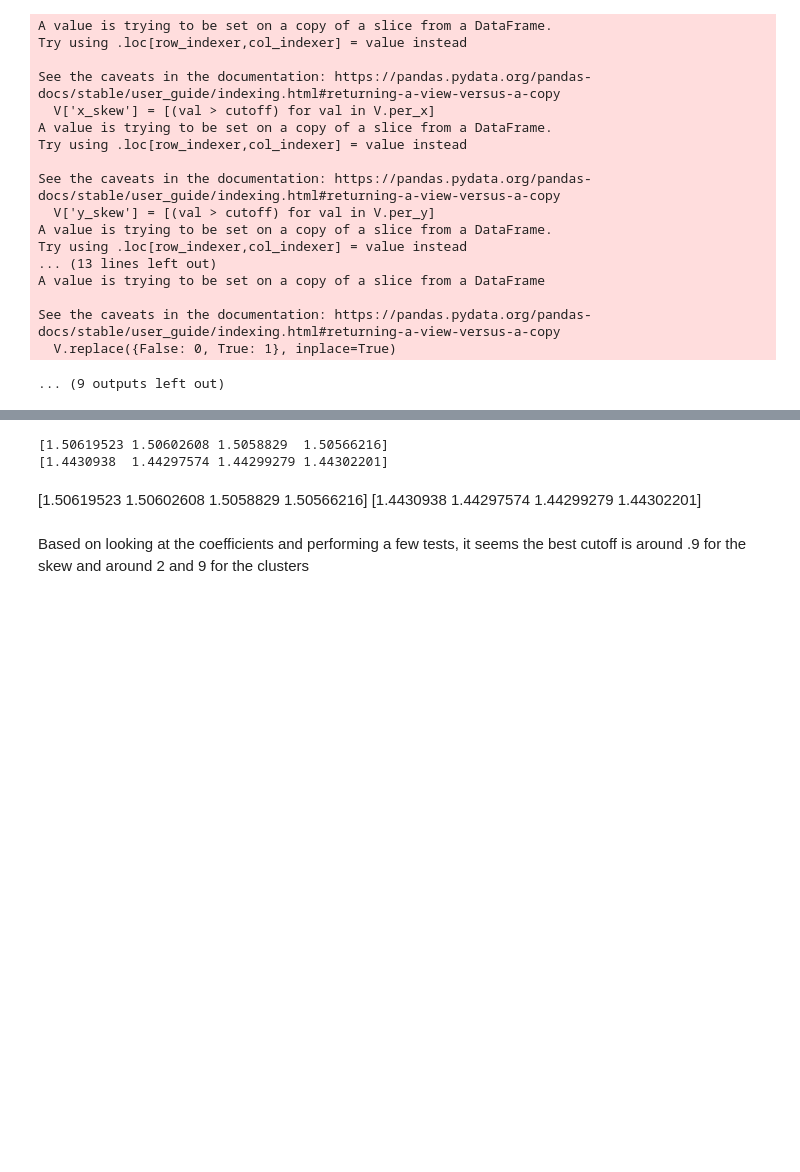
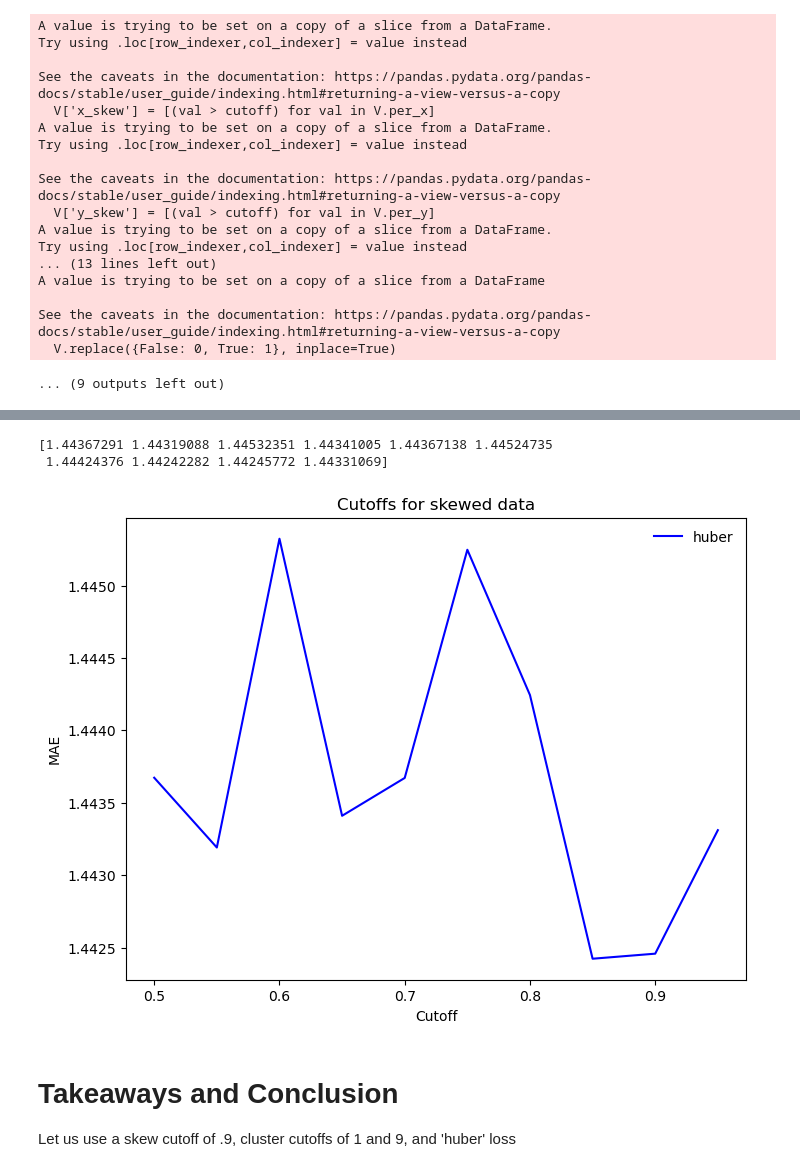
Before and after one commit to kdv97/ice-cube, a Jupyter notebook: linear_regression_testing.ipynb, the cells around one changed output, grey strips where cells are left out. Cells and saved outputs as stored; diff of their text form; code cells hidden in the pictures; blank space fills up the shorter version.

```diff
--- a/linear_regression_testing.ipynb
+++ b/linear_regression_testing.ipynb
@@ -673,7 +685,7 @@ print(cutoffs)
 # %%
 # Tune cutoffs for skews with cluster cutoffs 2 and 9
 print("Running")
-cutoffs = np.arange(.8, 1, .05)
+cutoffs = np.arange(.5, 1, .05)
 n = len(cutoffs)
 maes_lr = np.zeros(n)
 maes_h = np.zeros(n)
@@ -843,11 +837,25 @@ The huber regression mae is 1.4430220110651533
 # %%
-print(maes_lr)
+#print(maes_lr)
 print(maes_h)
 # %% [output]
-[1.50619523 1.50602608 1.5058829  1.50566216]
-[1.4430938  1.44297574 1.44299279 1.44302201]
+[1.44367291 1.44319088 1.44532351 1.44341005 1.44367138 1.44524735
+ 1.44424376 1.44242282 1.44245772 1.44331069]
-# %% [markdown]
-[1.50619523 1.50602608 1.5058829  1.50566216]
-[1.4430938  1.44297574 1.44299279 1.44302201]
-# %% [markdown]
-Based on looking at the coefficients and performing a few tests, it seems the best cutoff is around .9 for the skew and around 2 and 9 for the clusters
+# %%
+# Graph for different cutoffs
+plt.figure(figsize=(8,6))
+
+#plt.plot(cutoffs, maes_lr, label= 'Epsilon Insensitive', c = 'orange')
+plt.plot(cutoffs, maes_h, label = 'huber', c = 'blue')
+#plt.plot(maes_h, label='huber', c = 'blue')
+plt.legend(frameon=False)
+
+plt.xticks(fontsize=10)
+plt.yticks(fontsize=10)
+
+plt.xlabel("Cutoff")
+plt.ylabel("MAE")
+plt.title("Cutoffs for skewed data")
+
+plt.show()
+# %% [output]
+[figure, added]
@@ -853,0 +864,3 @@ Based on looking at the coefficients and performing a few tests, it seems the be
+# %% [markdown]
+# Takeaways and Conclusion
+Let us use a skew cutoff of .9, cluster cutoffs of 1 and 9, and 'huber' loss
```
Also changed, not shown: parts of 11 cells of this notebook, 1 other file.
